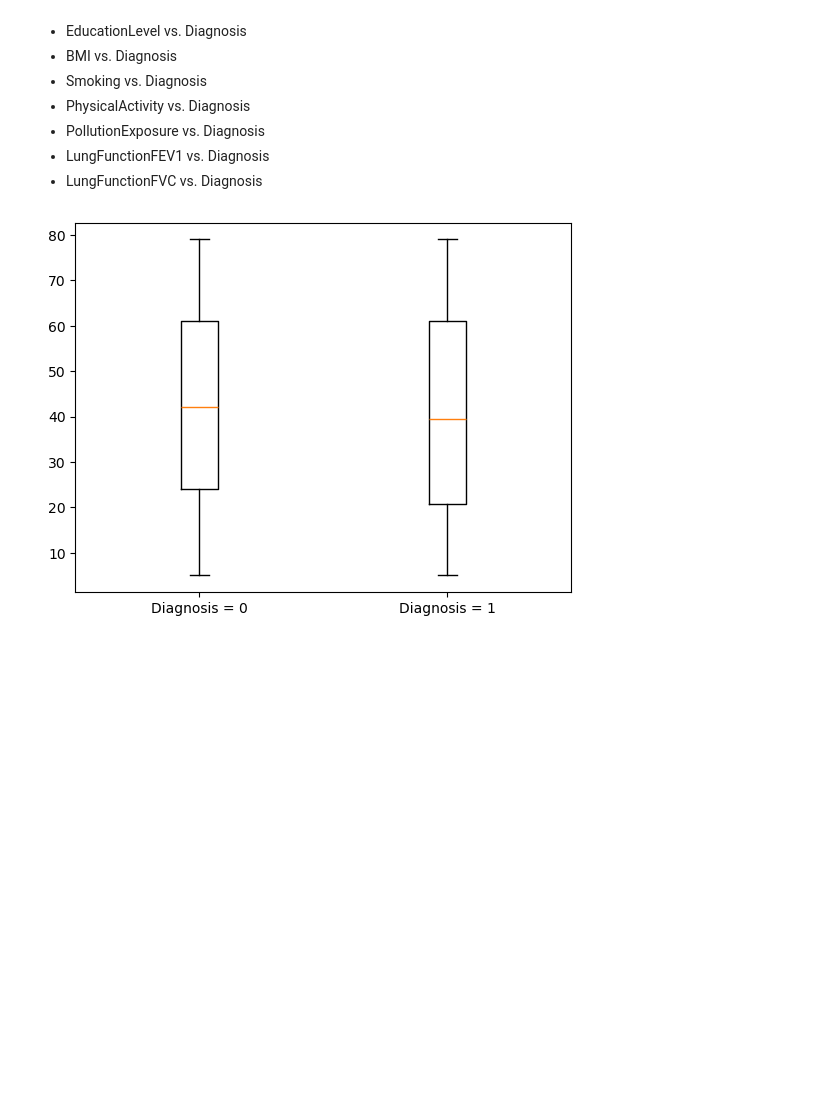
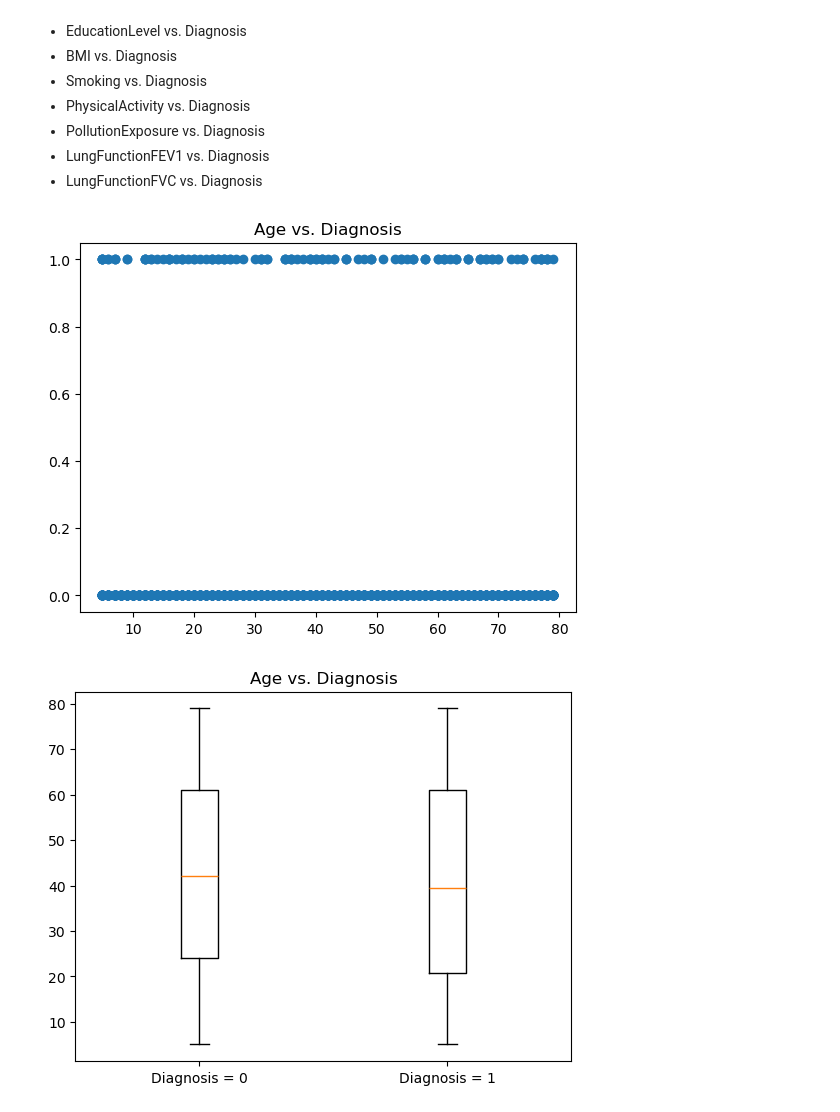
Before and after one commit to Lauren-N/CPSC322-Final-Project, a Jupyter notebook: ProjectProposal.ipynb, the cells around one changed output. Drawn from its saved outputs; the diff is of its cells as text; code cells hidden in the pictures; blank space fills up the shorter version.

Commit message:
gender vs diagnosis and age vs diagnosis data vis complete

```diff
--- a/ProjectProposal.ipynb
+++ b/ProjectProposal.ipynb
@@ -109,34 +109,33 @@ Scatter Plots with linear regression fit lines
 # %%
 import matplotlib.pyplot as plt
 import numpy as np
 from scipy import stats
 
 importlib.reload(utils)
 np.random.seed(0)
 
 # Age vs Diagnosis
 x = [int(val) for val in utils.get_column(table, headers, "Age")]
 y = [int(val) for val in utils.get_column(table, headers, "Diagnosis")]
 
-# m,b = utils.compute_slope_intercept(x,y)
-# print(m,b)
+# Scatter Plot
+plt.scatter(x,y)
+plt.title("Age vs. Diagnosis")
 
-# plt.scatter(x,y)
-# # let's plot the fit line y = mx + b
-# plt.plot([min(x), max(x)], [m * min(x) + b, m * max(x) + b], c="red", lw=3)
-
-# Split Age based on Diagnosis
+# Box Plots
+# Splitting age based on diagnosis
 age_diagnosis_0 = [age for age, diag in zip(x, y) if diag == 0]
 age_diagnosis_1 = [age for age, diag in zip(x, y) if diag == 1]
 
-# Box plot example function
-def box_plot_example(distributions, labels):
+# Box plot function
+def box_plot(distributions, labels, title):
     plt.figure()
     plt.boxplot(distributions, labels=labels)
-
+    plt.title(title)
     plt.show()
 
-# Call the box plot function with the data
-box_plot_example([age_diagnosis_0, age_diagnosis_1], ["Diagnosis = 0", "Diagnosis = 1"])
+# Calling the box plot function with the data
+box_plot([age_diagnosis_0, age_diagnosis_1], ["Diagnosis = 0", "Diagnosis = 1"], "Age vs. Diagnosis")
 # %% [output]
-[figure, old version]
+[figure, new version]
+[figure, added]
```
Also changed, not shown: parts of 1 cell of this notebook, 1 other file.
